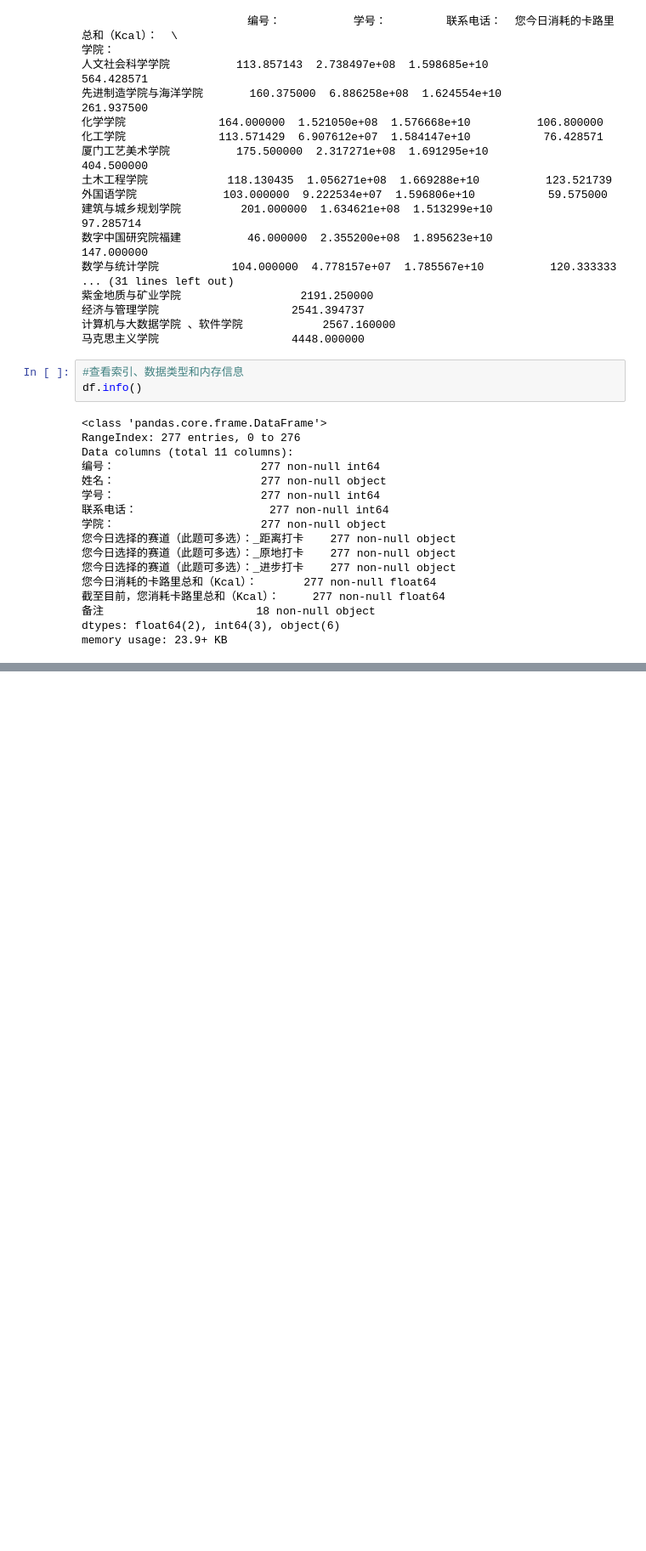
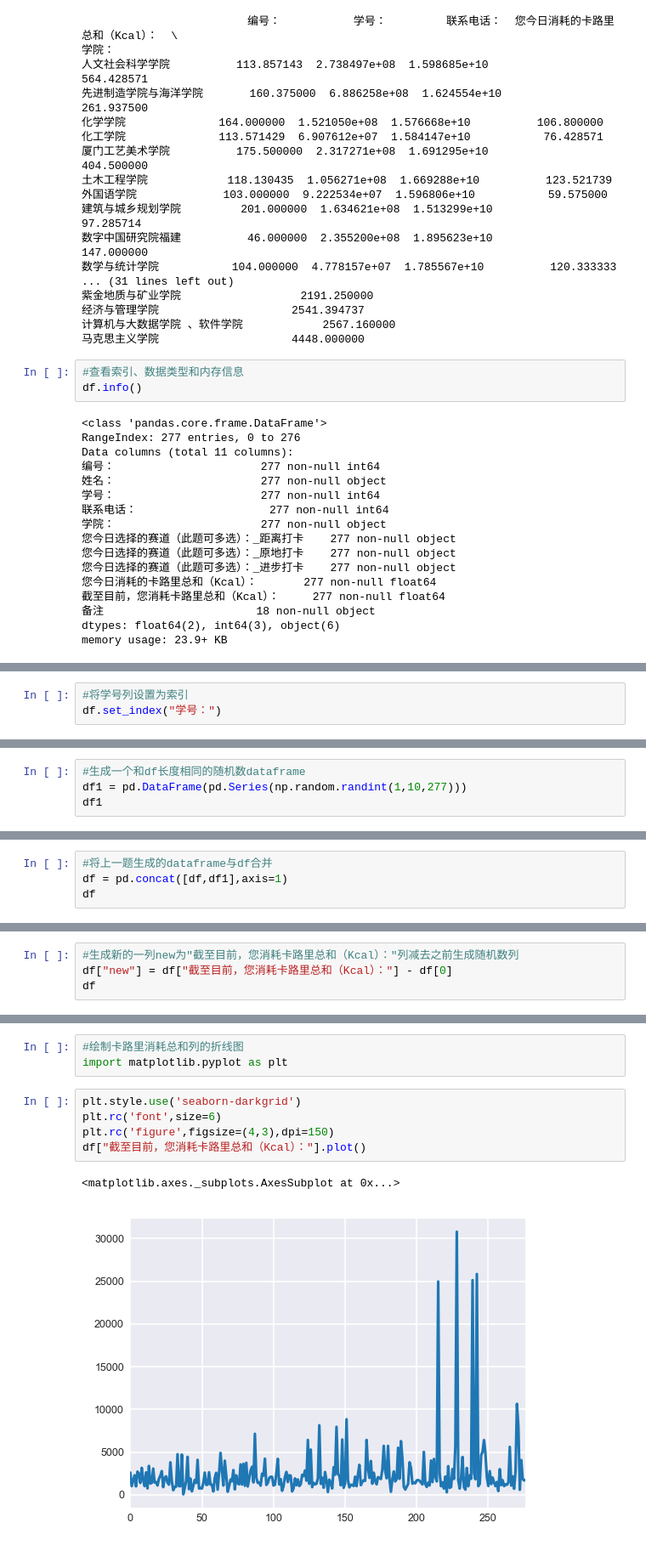
Before and after one commit to DavidBarL/Python-, a Jupyter notebook: Pandas练习题.ipynb, the cells around one changed output, grey strips where cells are left out. Shown at 85% size. Saved outputs shown, nothing was run; the diff lists cells and outputs as text; blank space fills up the shorter version.

```diff
--- a/Pandas练习题.ipynb
+++ b/Pandas练习题.ipynb
@@ -317,0 +439,3 @@ df.describe()
+# %%
+#将学号列设置为索引
+df.set_index("学号：")
@@ -317,0 +457,4 @@ df.describe()
+# %%
+#生成一个和df长度相同的随机数dataframe
+df1 = pd.DataFrame(pd.Series(np.random.randint(1,10,277)))
+df1
@@ -317,0 +475,4 @@ df.describe()
+# %%
+#将上一题生成的dataframe与df合并
+df = pd.concat([df,df1],axis=1)
+df
@@ -317,0 +493,4 @@ df.describe()
+# %%
+#生成新的一列new为"截至目前，您消耗卡路里总和（Kcal）："列减去之前生成随机数列
+df["new"] = df["截至目前，您消耗卡路里总和（Kcal）："] - df[0]
+df
@@ -317,0 +604,11 @@ df.describe()
+# %%
+#绘制卡路里消耗总和列的折线图
+import matplotlib.pyplot as plt
+# %%
+plt.style.use('seaborn-darkgrid')
+plt.rc('font',size=6)
+plt.rc('figure',figsize=(4,3),dpi=150)
+df["截至目前，您消耗卡路里总和（Kcal）："].plot()
+# %% [output]
+<matplotlib.axes._subplots.AxesSubplot at 0x...>
+[figure, added]
```
Also changed, not shown: parts of 50 cells of this notebook.
